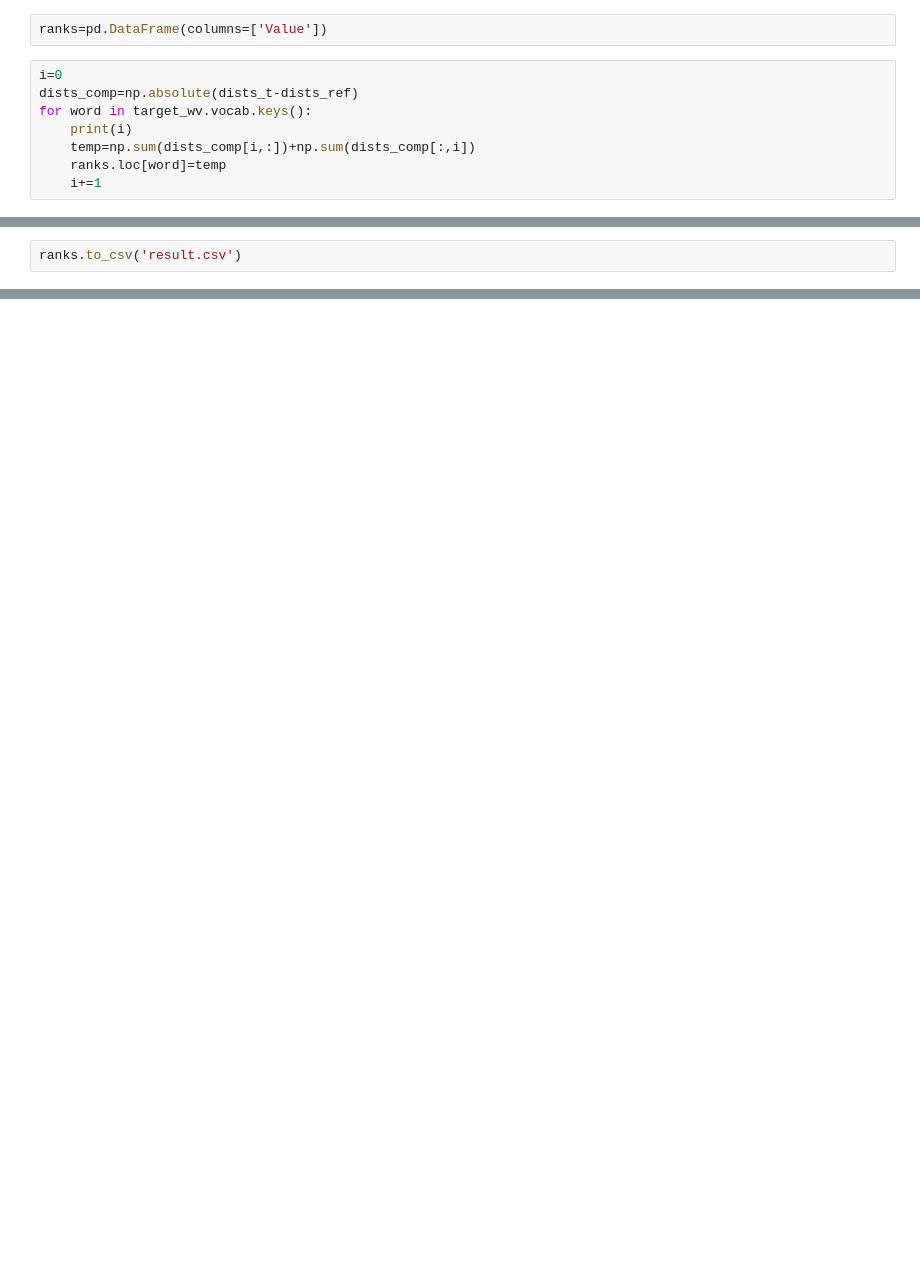
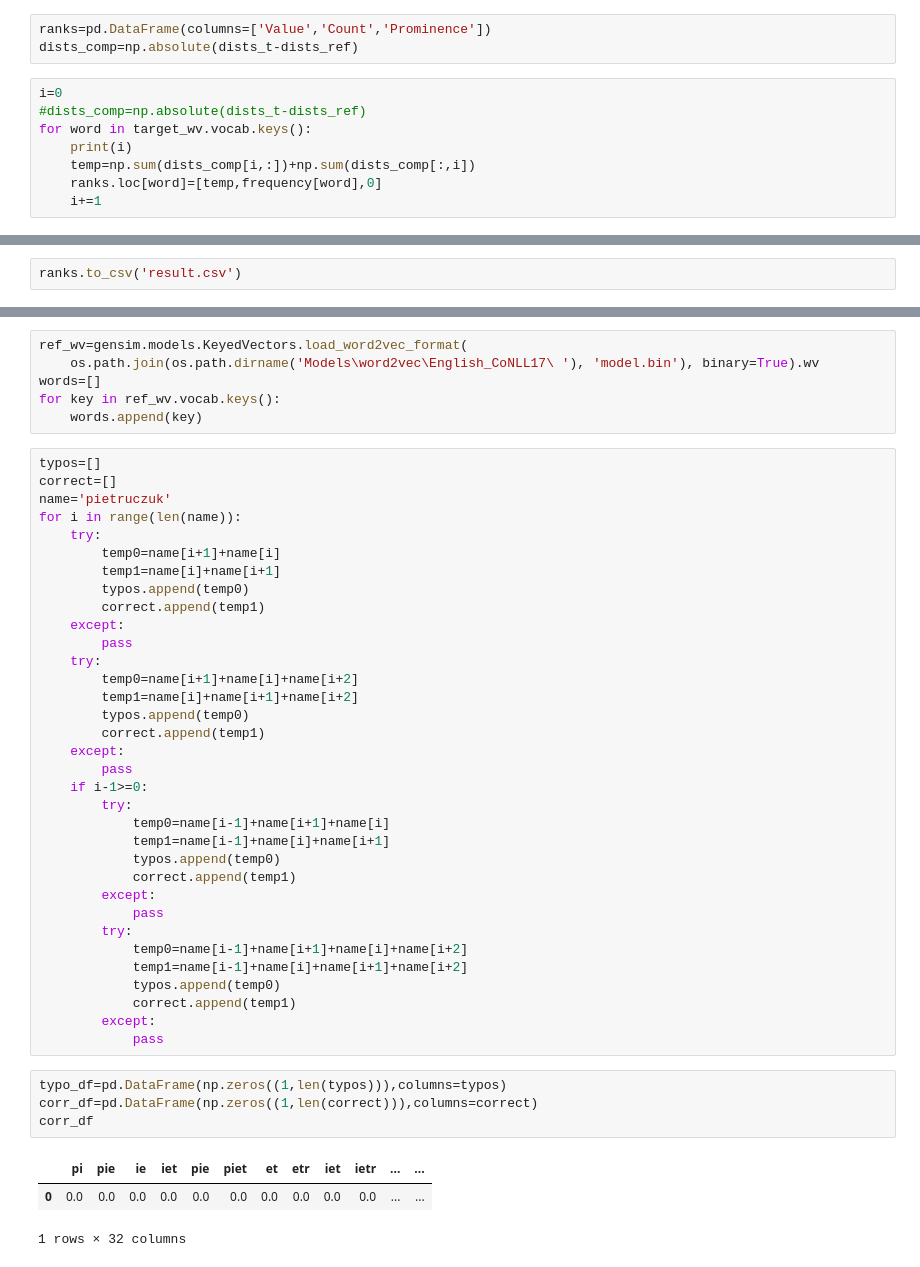
Before and after one commit to Nowado/Reddit_Anomalies, a Jupyter notebook: Anomalous_tokens.ipynb, the cells around one changed output, grey strips where cells are left out. Cells and saved outputs as stored; diff of their text form; blank space fills up the shorter version.

```diff
--- a/Anomalous_tokens.ipynb
+++ b/Anomalous_tokens.ipynb
@@ -175,10 +219,11 @@ dists_t  = remove_diagonal(dists_t)
 # %%
-ranks=pd.DataFrame(columns=['Value'])
+ranks=pd.DataFrame(columns=['Value','Count','Prominence'])
+dists_comp=np.absolute(dists_t-dists_ref)
 # %%
 i=0
-dists_comp=np.absolute(dists_t-dists_ref)
+#dists_comp=np.absolute(dists_t-dists_ref)
 for word in target_wv.vocab.keys():
     print(i)
     temp=np.sum(dists_comp[i,:])+np.sum(dists_comp[:,i])
-    ranks.loc[word]=temp
+    ranks.loc[word]=[temp,frequency[word],0]
     i+=1
@@ -190,0 +276,48 @@ ranks.to_csv('result.csv')
+# %%
+ref_wv=gensim.models.KeyedVectors.load_word2vec_format(
+    os.path.join(os.path.dirname('Models\word2vec\English_CoNLL17\ '), 'model.bin'), binary=True).wv
+words=[]
+for key in ref_wv.vocab.keys():
+    words.append(key)
+# %%
+typos=[]
+correct=[]
+name='pietruczuk'
+for i in range(len(name)):
+    try:
+        temp0=name[i+1]+name[i]
+        temp1=name[i]+name[i+1]
+        typos.append(temp0)
+        correct.append(temp1)
+    except:
+        pass
+    try:
+        temp0=name[i+1]+name[i]+name[i+2]
+        temp1=name[i]+name[i+1]+name[i+2]
+        typos.append(temp0)
+        correct.append(temp1)
+    except:
+        pass
+    if i-1>=0:
+        try:
+            temp0=name[i-1]+name[i+1]+name[i]
+            temp1=name[i-1]+name[i]+name[i+1]
+            typos.append(temp0)
+            correct.append(temp1)
+        except:
+            pass
+        try:
+            temp0=name[i-1]+name[i+1]+name[i]+name[i+2]
+            temp1=name[i-1]+name[i]+name[i+1]+name[i+2]
+            typos.append(temp0)
+            correct.append(temp1)
+        except:
+            pass
+# %%
+typo_df=pd.DataFrame(np.zeros((1,len(typos))),columns=typos)
+corr_df=pd.DataFrame(np.zeros((1,len(correct))),columns=correct)
+corr_df
+# %% [output]
+|  | pi | pie | ie | iet | pie | piet | et | etr | iet | ietr | ... | ... |
+| 0 | 0.0 | 0.0 | 0.0 | 0.0 | 0.0 | 0.0 | 0.0 | 0.0 | 0.0 | 0.0 | ... | ... |
+1 rows × 32 columns
```
Also changed, not shown: parts of 33 cells of this notebook.
